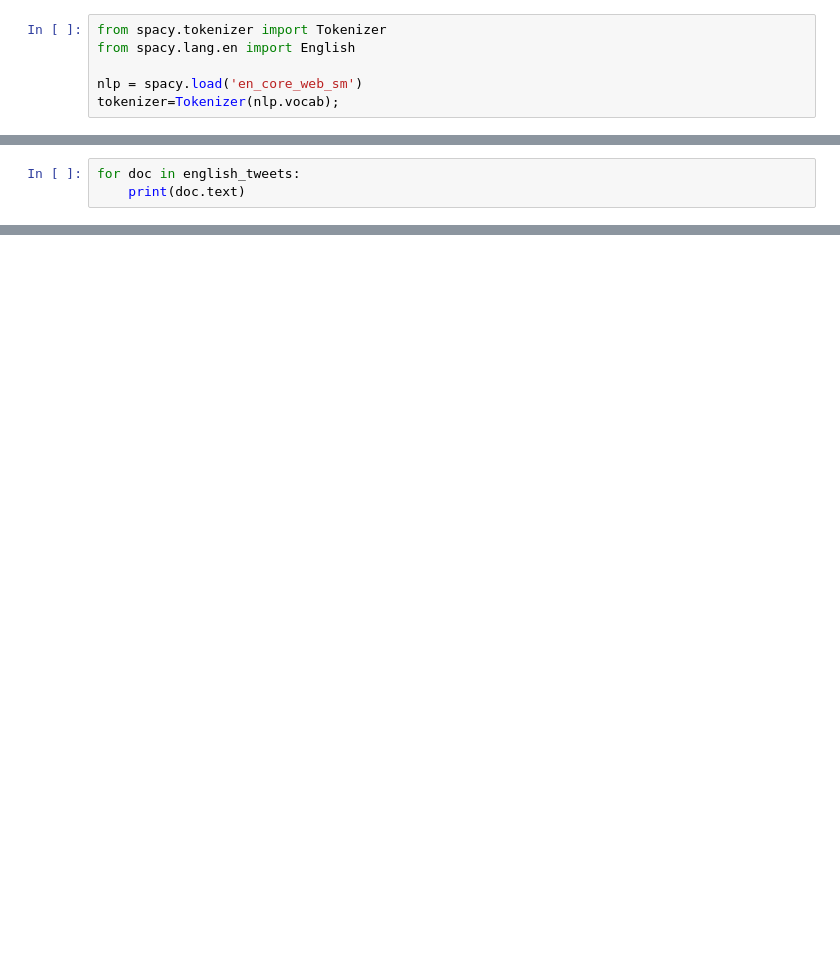
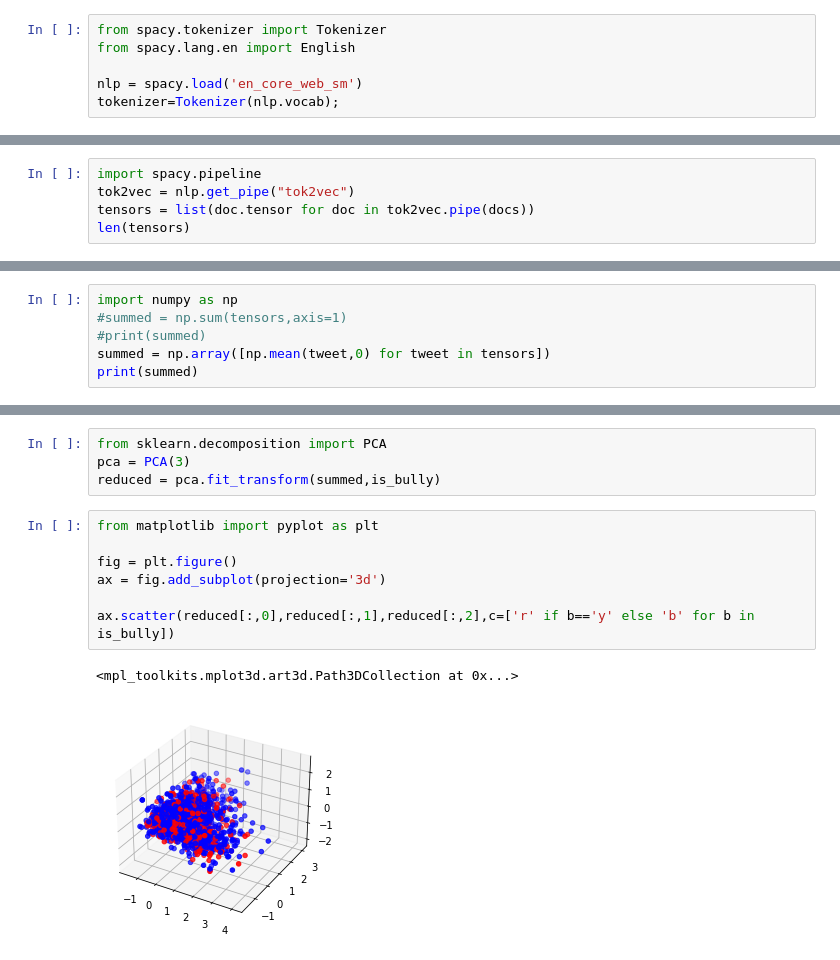
Before and after one commit to erudic/Bullying-Traces-Recognition, a Jupyter notebook: notebooks/Language-categorization.ipynb, the cells around one changed output, grey strips where cells are left out. Drawn from its saved outputs; the diff is of its cells as text; blank space fills up the shorter version.

```diff
--- a/notebooks/Language-categorization.ipynb
+++ b/notebooks/Language-categorization.ipynb
@@ -70,3 +134,0 @@ for doc in nlp.pipe(tokenizer.pipe([doc.text for doc in english_tweets])):
-# %%
-for doc in english_tweets:
-    print(doc.text)
@@ -72,0 +139,5 @@ for doc in english_tweets:
+# %%
+import spacy.pipeline
+tok2vec = nlp.get_pipe("tok2vec")
+tensors = list(doc.tensor for doc in tok2vec.pipe(docs))
+len(tensors)
@@ -72,0 +146,6 @@ for doc in english_tweets:
+# %%
+import numpy as np
+#summed = np.sum(tensors,axis=1)
+#print(summed)
+summed = np.array([np.mean(tweet,0) for tweet in tensors])
+print(summed)
@@ -72,0 +216,14 @@ for doc in english_tweets:
+# %%
+from sklearn.decomposition import PCA
+pca = PCA(3)
+reduced = pca.fit_transform(summed,is_bully)
+# %%
+from matplotlib import pyplot as plt
+
+fig = plt.figure()
+ax = fig.add_subplot(projection='3d')
+
+ax.scatter(reduced[:,0],reduced[:,1],reduced[:,2],c=['r' if b=='y' else 'b' for b in is_bully])
+# %% [output]
+<mpl_toolkits.mplot3d.art3d.Path3DCollection at 0x...>
+[figure, added]
```
Also changed, not shown: parts of 21 cells of this notebook, 1 other file.
